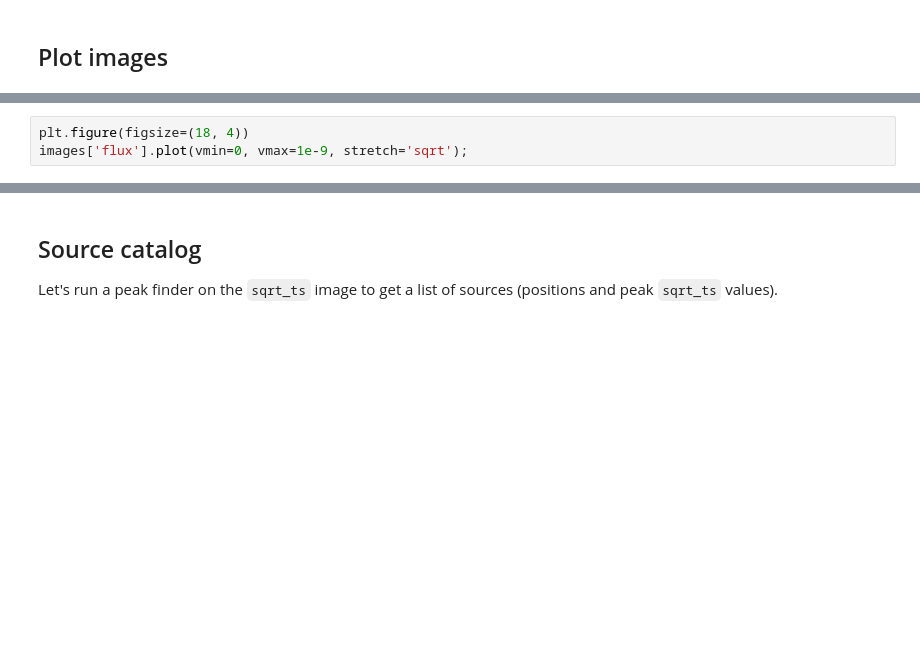
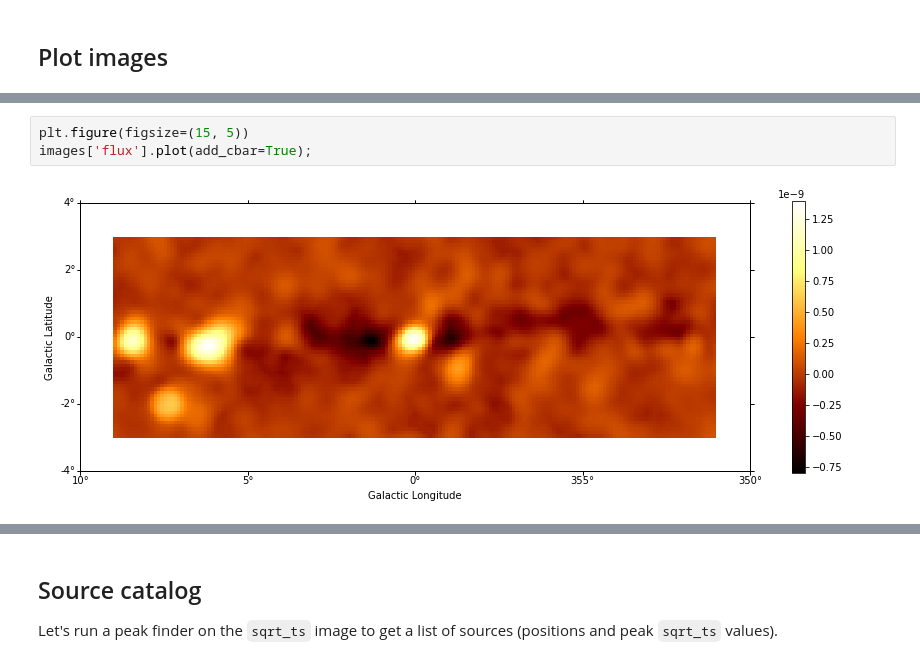
Before and after one commit to gammapy/gammapy-extra, a Jupyter notebook: notebooks/detect_ts.ipynb, the cells around one changed output, grey strips where cells are left out. Drawn from its saved outputs; the diff is of its cells as text; blank space fills up the shorter version.

```diff
--- a/notebooks/detect_ts.ipynb
+++ b/notebooks/detect_ts.ipynb
@@ -62,4 +65,6 @@ images['sqrt_ts'].plot(vmin=0, vmax=10);
 # %%
-plt.figure(figsize=(18, 4))
-images['flux'].plot(vmin=0, vmax=1e-9, stretch='sqrt');
+plt.figure(figsize=(15, 5))
+images['flux'].plot(add_cbar=True);
+# %% [output]
+[figure, added]
 # %%
```
Also changed, not shown: parts of 9 cells of this notebook.
